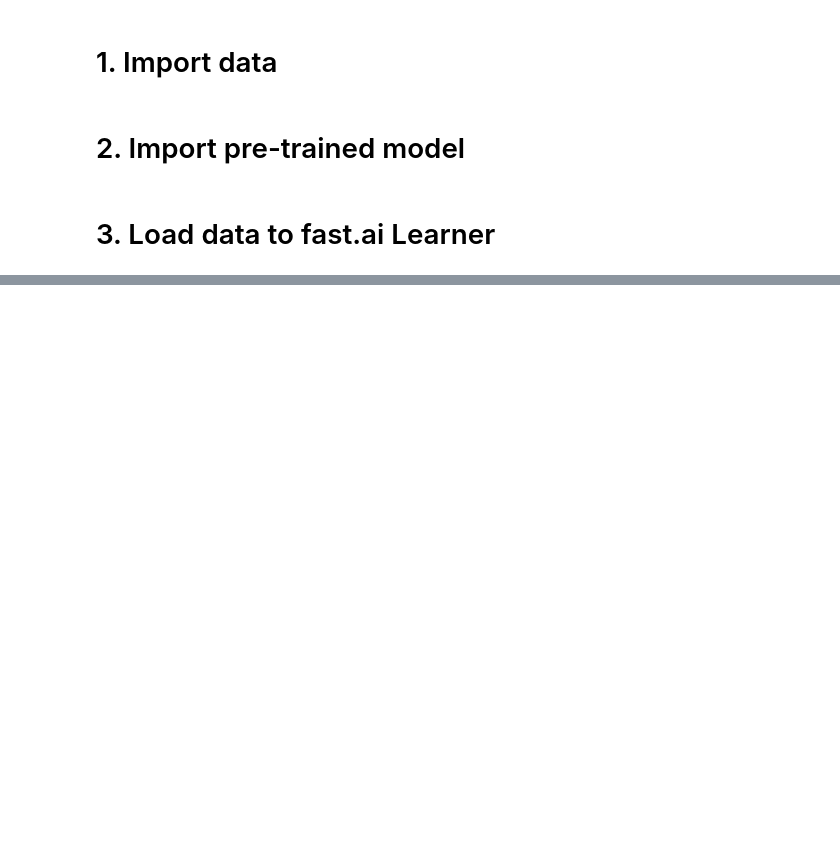
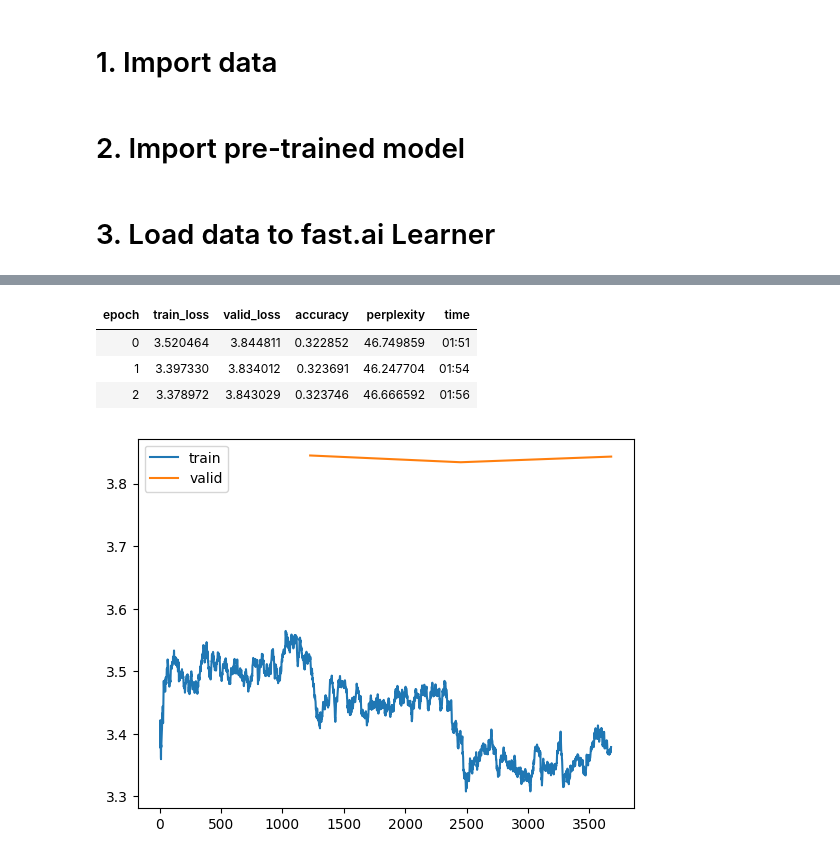
Before and after one commit to tianyimasf/writing-bio-using-gpt2, a Jupyter notebook: fine_tune.ipynb, the cells around one changed output, grey strips where cells are left out. Saved outputs shown, nothing was run; the diff lists cells and outputs as text; code cells hidden in the pictures; blank space fills up the shorter version.

```diff
--- a/fine_tune.ipynb
+++ b/fine_tune.ipynb
@@ -139,5 +139,5 @@ def fine_tune_10epoch(learn, lr):
 # %%
-def fine_tune_unfreeze_2_layers(learn, lr):
+def fine_tune_unfreeze_2_layers(learn, lr, num_epoch=1):
 
     '''Function that applies 1 epoch to model that have the last 2 layers unfrozen.
     Use lr from `initial_fine_tune()`'''
@@ -145,7 +145,7 @@ def fine_tune_unfreeze_2_layers(learn, lr):
     learn.freeze_to(-2)
 
     lr *= 1/2
-    learn.fit_one_cycle(1, slice(lr/(2.6**4),lr))
+    learn.fit_one_cycle(num_epoch, slice(lr/(2.6**4),lr))
 
     learn.recorder.plot_loss()
 
@@ -186,0 +208,2 @@ def fine_tune_unfreeze(learn, lr):
+# %%
+learn = fine_tune_10epoch(learn, lr)
@@ -186,0 +230,3 @@ def fine_tune_unfreeze(learn, lr):
+# %%
+learn.load("10epoch_lr0.00033")
+# evaluate_with_prompts(learn, prompts)
@@ -186,0 +240,8 @@ def fine_tune_unfreeze(learn, lr):
+# %%
+learn, lr2 = fine_tune_unfreeze_2_layers(learn, lr, 3)
+# %% [output]
+| epoch | train_loss | valid_loss | accuracy | perplexity | time |
+| 0 | 3.520464 | 3.844811 | 0.322852 | 46.749859 | 01:51 |
+| 1 | 3.397330 | 3.834012 | 0.323691 | 46.247704 | 01:54 |
+| 2 | 3.378972 | 3.843029 | 0.323746 | 46.666592 | 01:56 |
+[figure, added]
```
Also changed, not shown: parts of 20 cells of this notebook.
